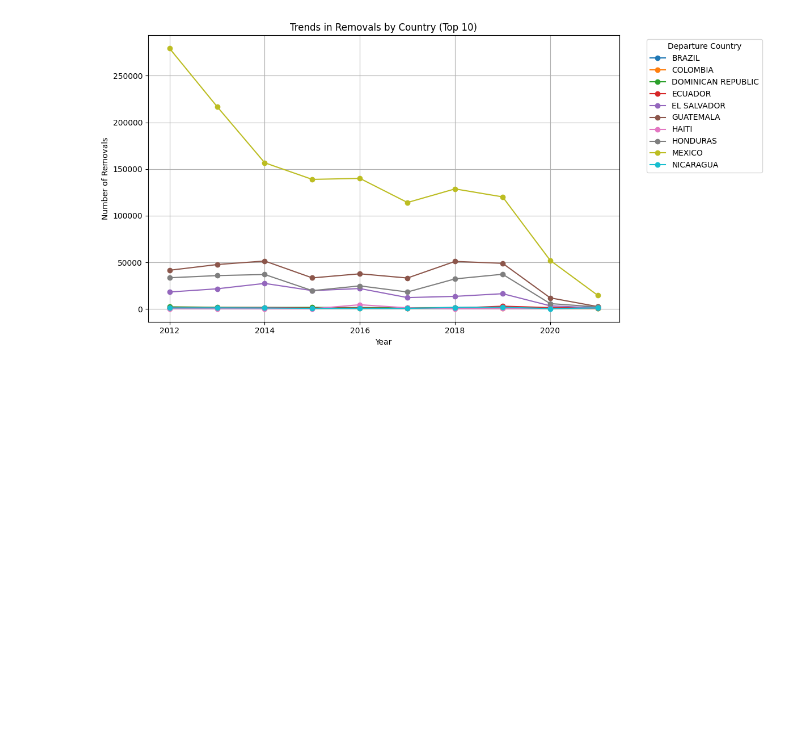
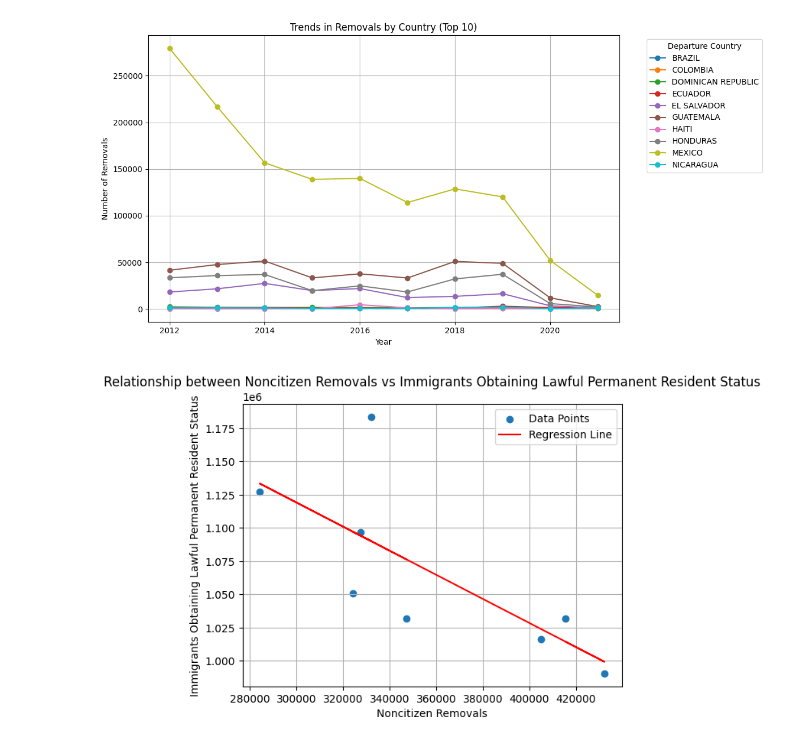
Before and after one commit to Jackie995/Advanced_Data_Science_Project, a Jupyter notebook: Notebooks/Analysis, Cleaning/Haeseo/Possible Effects of Enforcement.ipynb, the cells around one changed output. Saved outputs shown, nothing was run; the diff lists cells and outputs as text; code cells hidden in the pictures; blank space fills up the shorter version.

Commit message:
No covid years looks to have more consistent data

```diff
--- a/Notebooks/Analysis, Cleaning/Danny/Possible Effects of Enforcement.ipynb
+++ b/Notebooks/Analysis, Cleaning/Haeseo/Possible Effects of Enforcement.ipynb
@@ -167,3 +167,33 @@ plt.show()
 # wouldn't Trump want to show that he has MORE removals than Obama did..?
 # %% [output]
 [figure]
+# %%
+# The COVID years seem like an outlier so I feel like we should remove them
+
+non_covid_merged_df = merged_df[~merged_df['year'].isin([2020, 2021])]
+non_covid_removals_df = new_removals_df[~new_removals_df['Year'].isin([2020, 2021])]
+# %%
+# Graphing the new non covid years data to see what it looks like
+
+X_reg = non_covid_merged_df[['Noncitizen Removals']]
+y_reg = non_covid_merged_df['Immigrants Obtaining Lawful Permanent Resident Status']
+
+model = LinearRegression()
+model.fit(X_reg, y_reg)
+
+y_pred = model.predict(X_reg)
+
+plt.scatter(non_covid_merged_df['Noncitizen Removals'], non_covid_merged_df['Immigrants Obtaining Lawful Permanent Resident Status'], label='Data Points')
+plt.plot(X_reg, y_pred, color='red', label='Regression Line')
+
+plt.xlabel('Noncitizen Removals')
+plt.ylabel('Immigrants Obtaining Lawful Permanent Resident Status')
+plt.title('Relationship between Noncitizen Removals vs Immigrants Obtaining Lawful Permanent Resident Status')
+plt.legend()
+plt.grid(True)
+plt.show()
+
+# This could be really selective data selection, but conceptually this makes more sense
+# to me than the one with the covid years.
+# %% [output]
+[figure, added]
```
Also changed, not shown: parts of 2 cells of this notebook, 5 other files.
